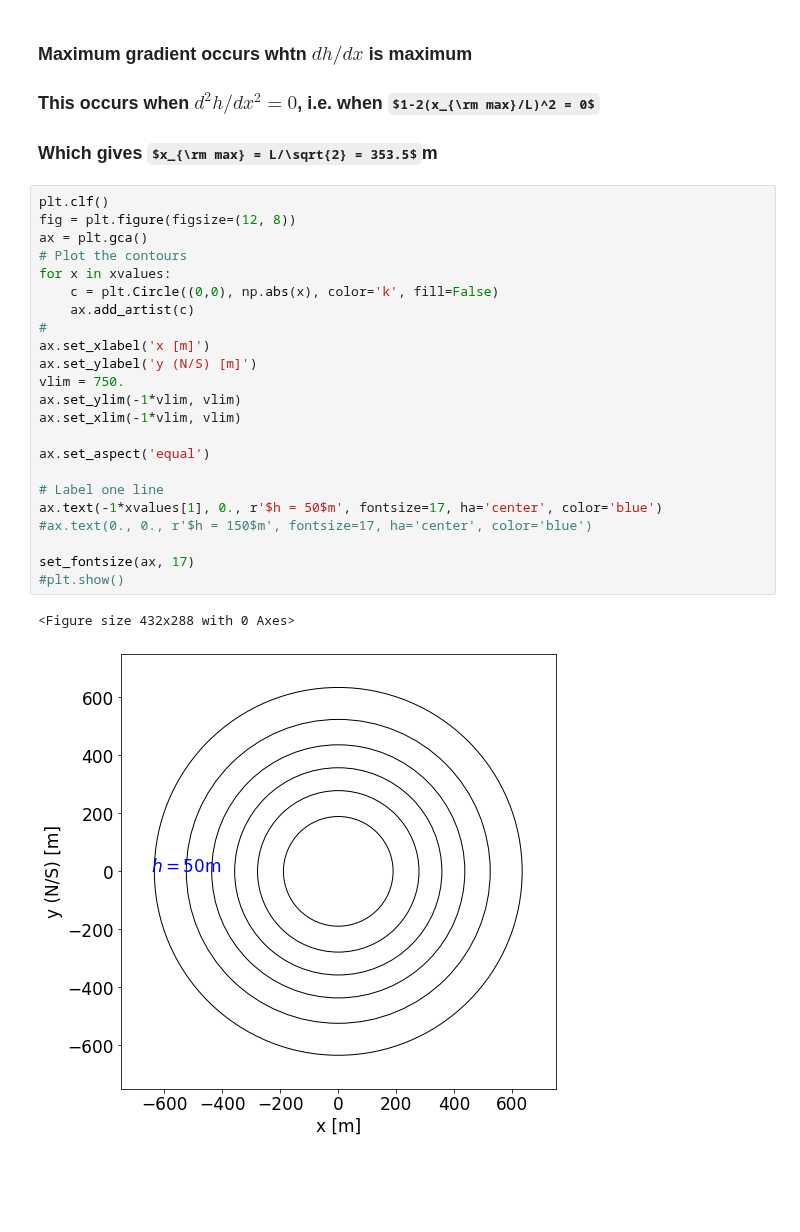
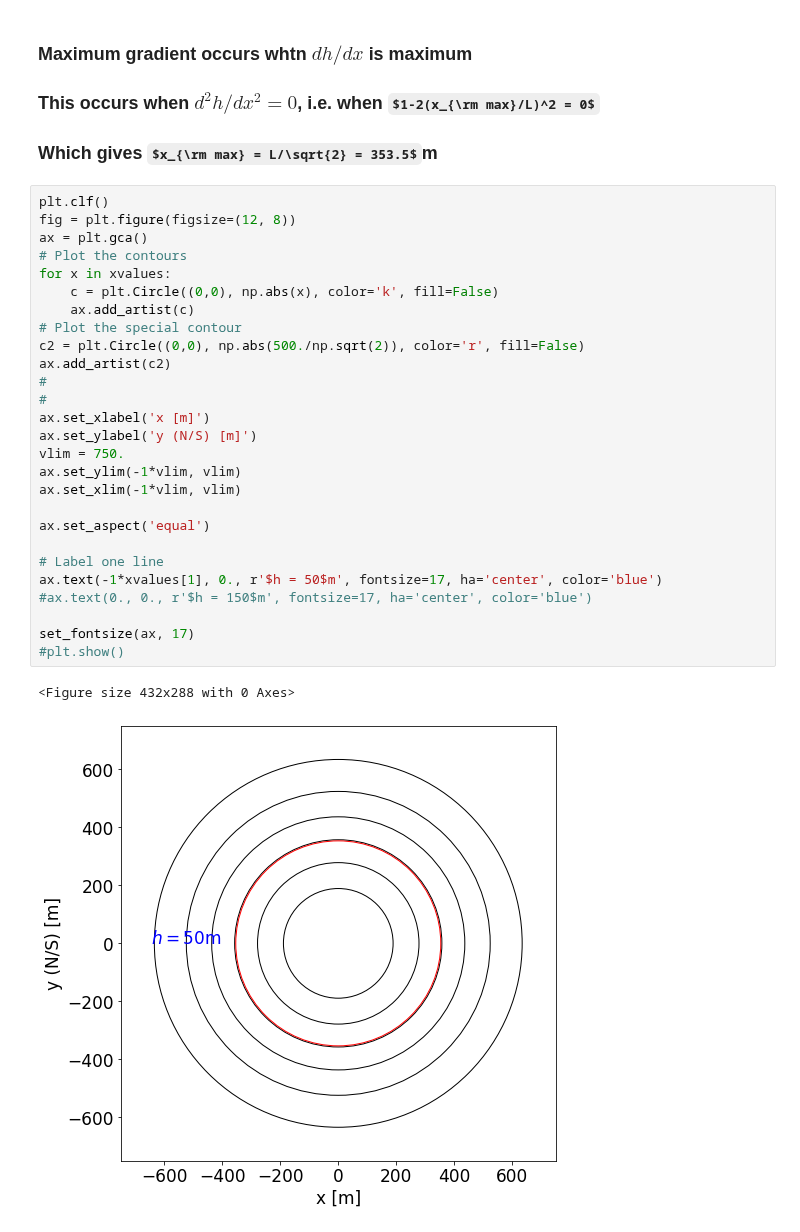
Before and after one commit to profxj/ocea200, a Jupyter notebook: hw/2/HWSET_2.ipynb, the cells around one changed output. Drawn from its saved outputs; the diff is of its cells as text; some formulas as TeX source; blank space fills up the shorter version.

```diff
--- a/hw/2/HWSET_2.ipynb
+++ b/hw/2/HWSET_2.ipynb
@@ -235,26 +237,30 @@ array([634.31812059, 524.07353698, 436.50316495, 357.36033068,
 # %%
 plt.clf()
 fig = plt.figure(figsize=(12, 8))
 ax = plt.gca()
 # Plot the contours
 for x in xvalues:
     c = plt.Circle((0,0), np.abs(x), color='k', fill=False)
     ax.add_artist(c)
+# Plot the special contour
+c2 = plt.Circle((0,0), np.abs(500./np.sqrt(2)), color='r', fill=False)
+ax.add_artist(c2)
+#
 #
 ax.set_xlabel('x [m]')
 ax.set_ylabel('y (N/S) [m]')
 vlim = 750.
 ax.set_ylim(-1*vlim, vlim)
 ax.set_xlim(-1*vlim, vlim)
 
 ax.set_aspect('equal')
 
 # Label one line
 ax.text(-1*xvalues[1], 0., r'$h = 50$m', fontsize=17, ha='center', color='blue')
 #ax.text(0., 0., r'$h = 150$m', fontsize=17, ha='center', color='blue')
 
 set_fontsize(ax, 17)
 #plt.show()
 # %% [output]
 <Figure size 432x288 with 0 Axes>
-[figure, old version]
+[figure, new version]
```
Also changed, not shown: parts of 19 cells of this notebook.
